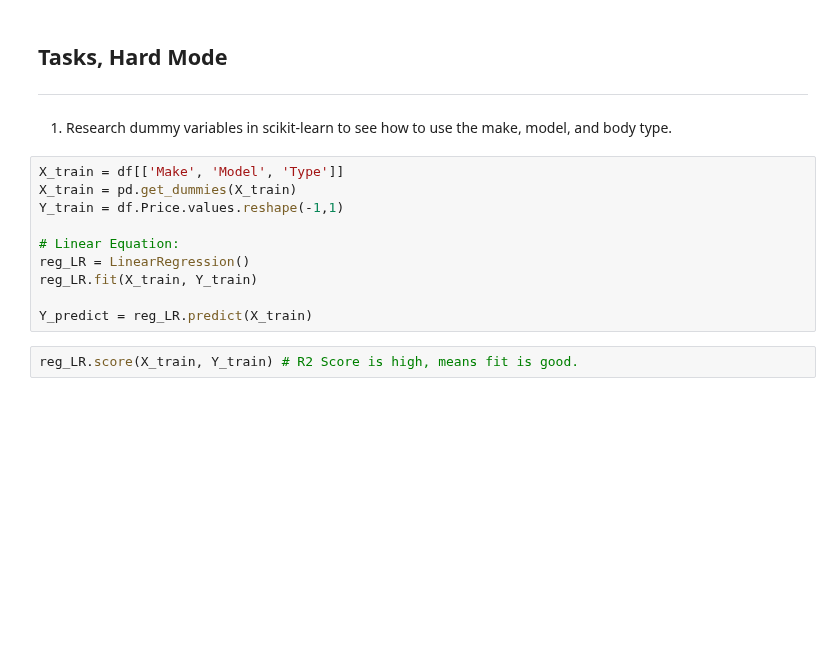
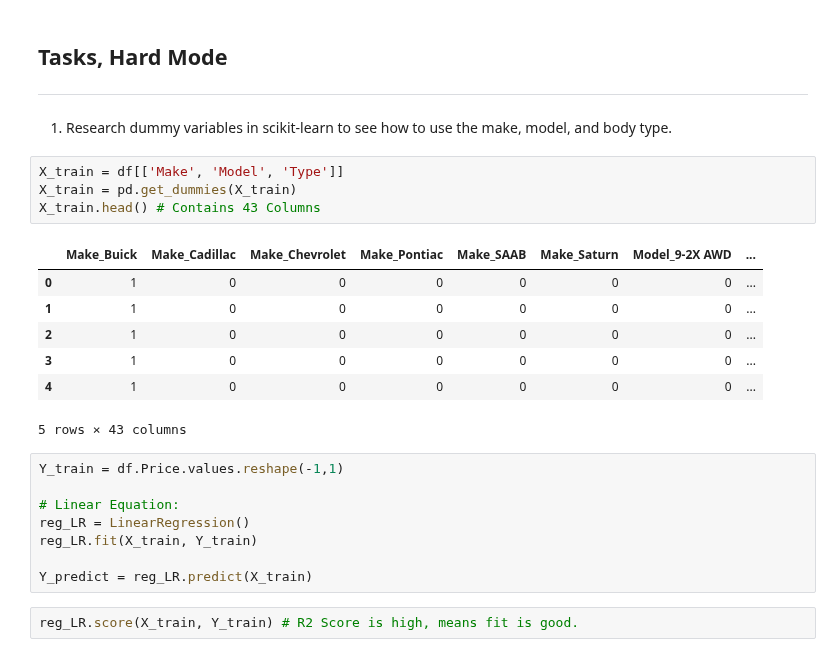
Before and after one commit to Jeyramana/GUVI_Assignments, a Jupyter notebook: Assignment_8/Assignment8.ipynb, the cells around one changed output. Saved outputs shown, nothing was run; the diff lists cells and outputs as text; blank space fills up the shorter version.

```diff
--- a/Assignment_8/Assignment8.ipynb
+++ b/Assignment_8/Assignment8.ipynb
@@ -150,9 +150,19 @@ print(trains, max_score) # Best R2 Score
 ## Tasks, Hard Mode
 --------------------
 1. Research dummy variables in scikit-learn to see how to use the make, model, and body type.
+# %%
+X_train = df[['Make', 'Model', 'Type']]
+X_train = pd.get_dummies(X_train)
+X_train.head() # Contains 43 Columns
+# %% [output]
+|  | Make_Buick | Make_Cadillac | Make_Chevrolet | Make_Pontiac | Make_SAAB | Make_Saturn | Model_9-2X AWD | ... |
+| 0 | 1 | 0 | 0 | 0 | 0 | 0 | 0 | ... |
+| 1 | 1 | 0 | 0 | 0 | 0 | 0 | 0 | ... |
+| 2 | 1 | 0 | 0 | 0 | 0 | 0 | 0 | ... |
+| 3 | 1 | 0 | 0 | 0 | 0 | 0 | 0 | ... |
+| 4 | 1 | 0 | 0 | 0 | 0 | 0 | 0 | ... |
+5 rows × 43 columns
 # %%
-X_train = df[['Make', 'Model', 'Type']]
-X_train = pd.get_dummies(X_train)
 Y_train = df.Price.values.reshape(-1,1)
 
 # Linear Equation:
```
Also changed, not shown: parts of 4 cells of this notebook.
